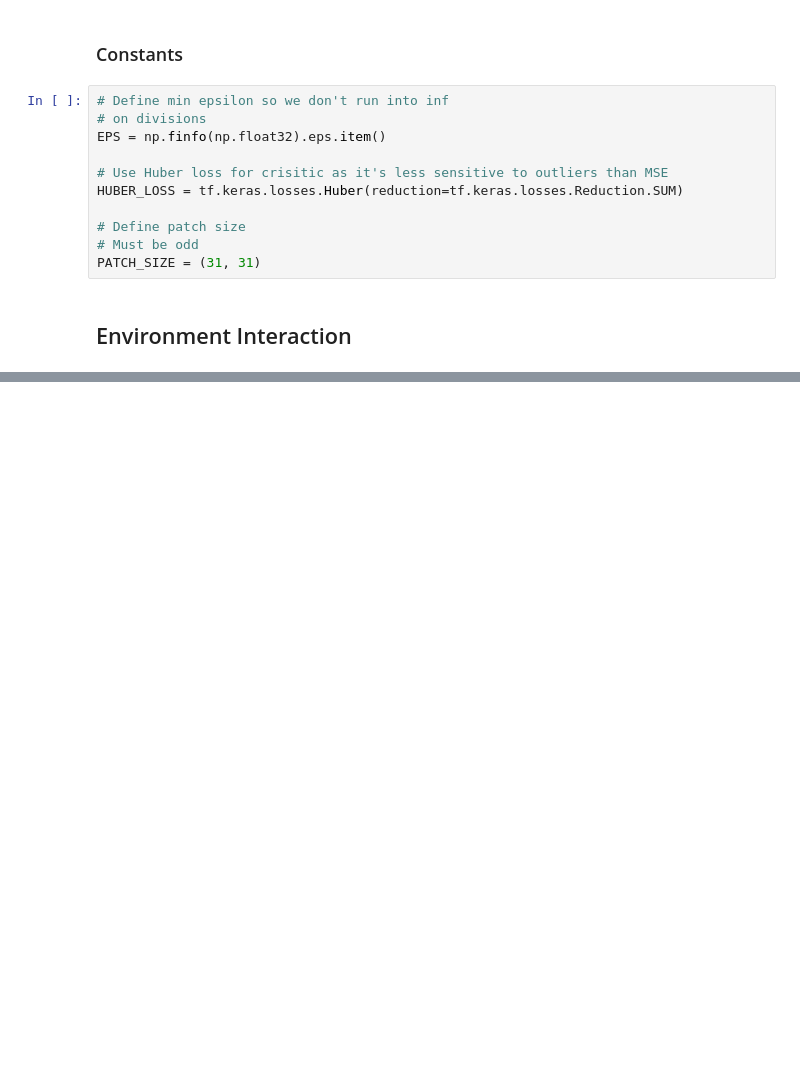
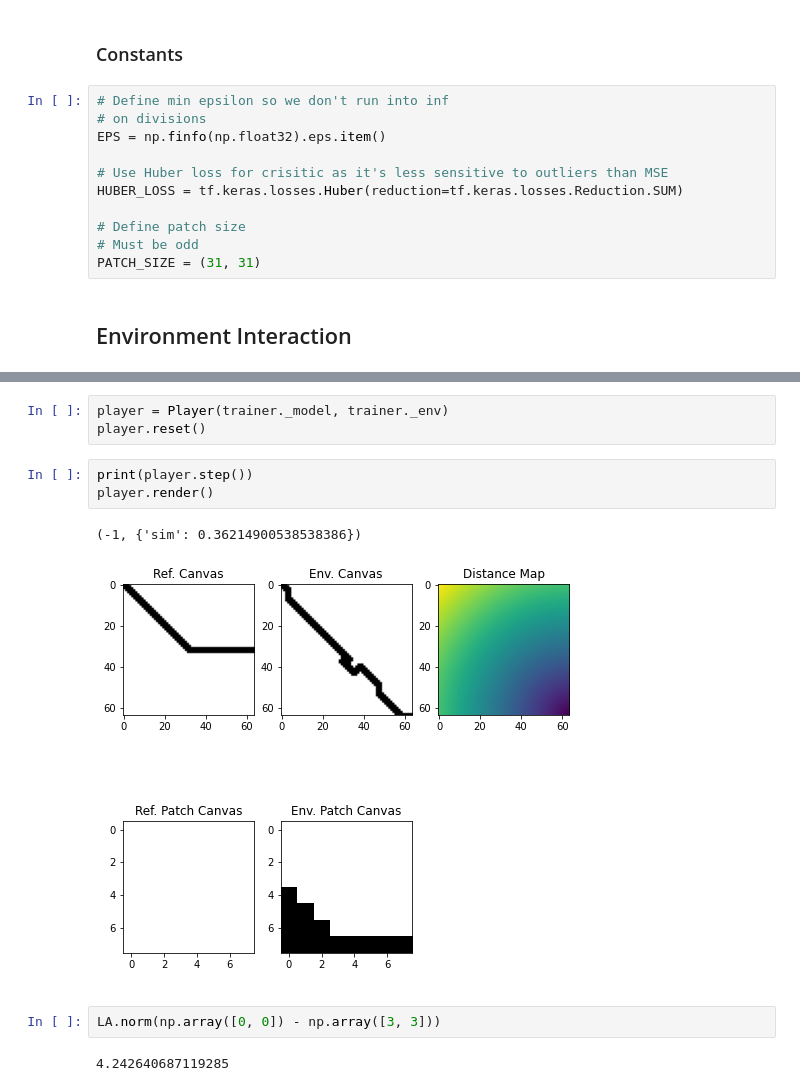
Before and after one commit to AlexStirban/RLPaint, a Jupyter notebook: Playground/RLPaint/rlpaint-v0.ipynb, the cells around one changed output, grey strips where cells are left out. Cells and saved outputs as stored; diff of their text form; blank space fills up the shorter version.

```diff
--- a/Playground/RLPaint/rlpaint-v0.ipynb
+++ b/Playground/RLPaint/rlpaint-v0.ipynb
@@ -254,0 +412,13 @@ model(inputs)
+# %%
+player = Player(trainer._model, trainer._env)
+player.reset()
+# %%
+print(player.step())
+player.render()
+# %% [output]
+(-1, {'sim': 0.36214900538538386})
+[figure, added]
+# %%
+LA.norm(np.array([0, 0]) - np.array([3, 3]))
+# %% [output]
+4.242640687119285
```
Also changed, not shown: parts of 21 cells of this notebook, 5 other files.
